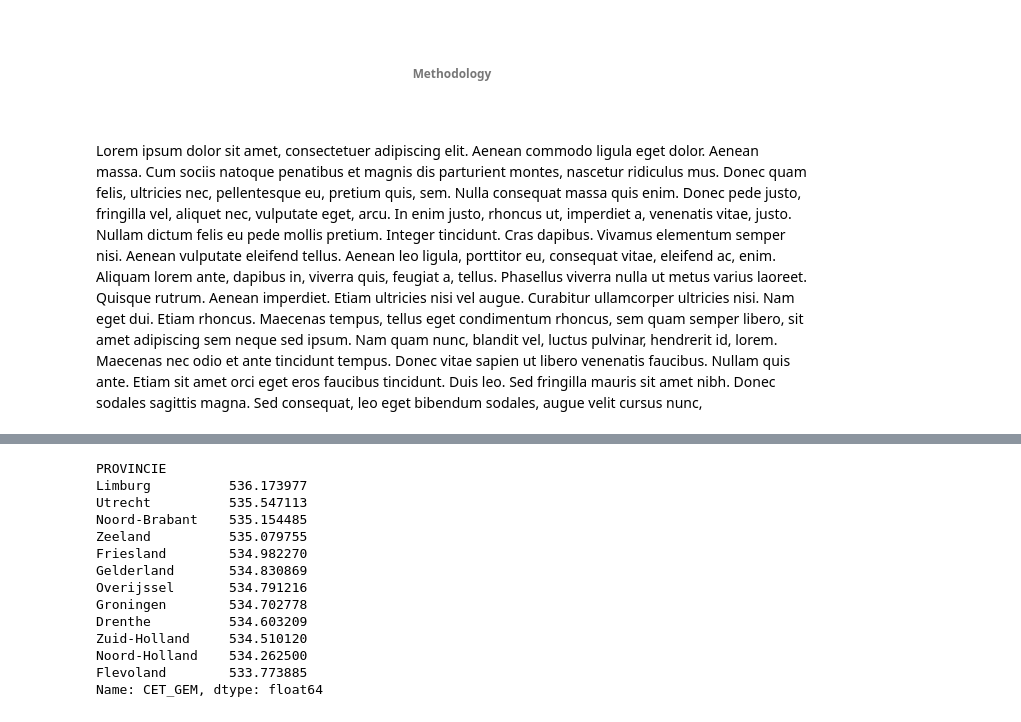
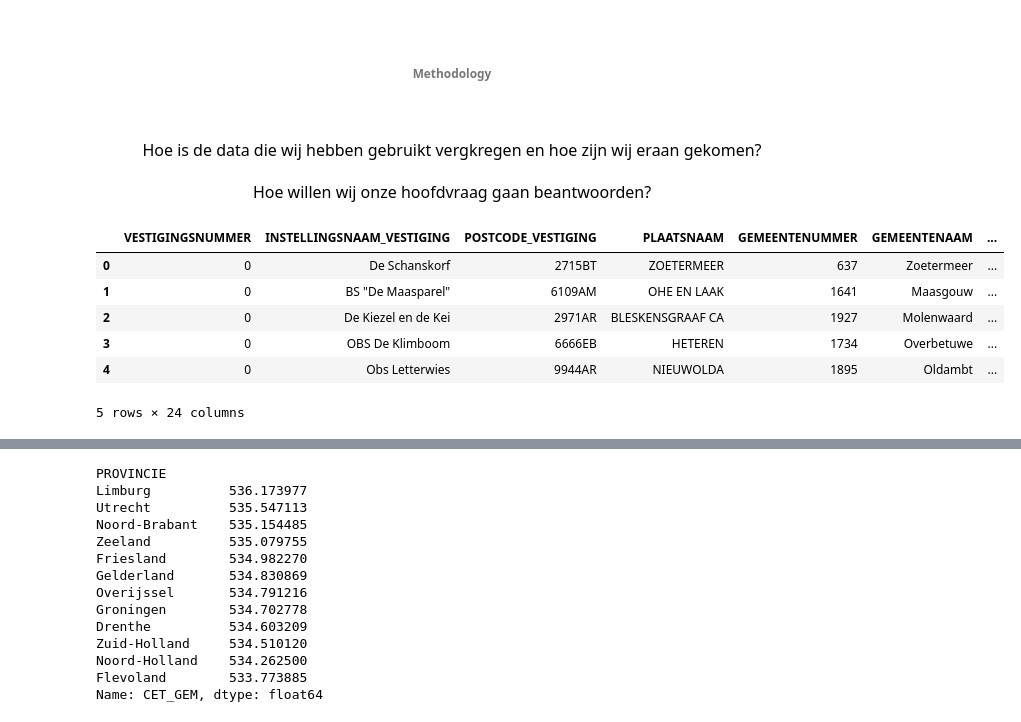
Before and after one commit to MJJMeijerink/MJJMeijerink.github.io, a Jupyter notebook: DataScience/Slides/Final Data Science Project 2016.ipynb, the cells around one changed output, grey strips where cells are left out. Cells and saved outputs as stored; diff of their text form; code cells hidden in the pictures.

```diff
--- a/DataScience/Slides/Final Data Science Project 2016.ipynb
+++ b/DataScience/Slides/Final Data Science Project 2016.ipynb
@@ -49,9 +49,11 @@ Lorem ipsum dolor sit amet, consectetuer adipiscing elit. Aenean commodo ligula
 Lorem ipsum dolor sit amet, consectetuer adipiscing elit. Aenean commodo ligula eget dolor. Aenean massa. Cum sociis natoque penatibus et magnis dis parturient montes, nascetur ridiculus mus. Donec quam felis, ultricies nec, pellentesque eu, pretium quis, sem. Nulla consequat massa quis enim. Donec pede justo, fringilla vel, aliquet nec, vulputate eget, arcu. In enim justo, rhoncus ut, imperdiet a, venenatis vitae, justo. Nullam dictum felis eu pede mollis pretium. Integer tincidunt. Cras dapibus. Vivamus elementum semper nisi. Aenean vulputate eleifend tellus. Aenean leo ligula, porttitor eu, consequat vitae, eleifend ac, enim. Aliquam lorem ante, dapibus in, viverra quis, feugiat a, tellus. Phasellus viverra nulla ut metus varius laoreet. Quisque rutrum. Aenean imperdiet. Etiam ultricies nisi vel augue. Curabitur ullamcorper ultricies nisi. Nam eget dui. Etiam rhoncus. Maecenas tempus, tellus eget condimentum rhoncus, sem quam semper libero, sit amet adipiscing sem neque sed ipsum. Nam quam nunc, blandit vel, luctus pulvinar, hendrerit id, lorem. Maecenas nec odio et ante tincidunt tempus. Donec vitae sapien ut libero venenatis faucibus. Nullam quis ante. Etiam sit amet orci eget eros faucibus tincidunt. Duis leo. Sed fringilla mauris sit amet nibh. Donec sodales sagittis magna. Sed consequat, leo eget bibendum sodales, augue velit cursus nunc,
 # %% [markdown]
 <br><center><h6> Methodology </h6></center><br>
-# %% [markdown]
-
-Lorem ipsum dolor sit amet, consectetuer adipiscing elit. Aenean commodo ligula eget dolor. Aenean massa. Cum sociis natoque penatibus et magnis dis parturient montes, nascetur ridiculus mus. Donec quam felis, ultricies nec, pellentesque eu, pretium quis, sem. Nulla consequat massa quis enim. Donec pede justo, fringilla vel, aliquet nec, vulputate eget, arcu. In enim justo, rhoncus ut, imperdiet a, venenatis vitae, justo. Nullam dictum felis eu pede mollis pretium. Integer tincidunt. Cras dapibus. Vivamus elementum semper nisi. Aenean vulputate eleifend tellus. Aenean leo ligula, porttitor eu, consequat vitae, eleifend ac, enim. Aliquam lorem ante, dapibus in, viverra quis, feugiat a, tellus. Phasellus viverra nulla ut metus varius laoreet. Quisque rutrum. Aenean imperdiet. Etiam ultricies nisi vel augue. Curabitur ullamcorper ultricies nisi. Nam eget dui. Etiam rhoncus. Maecenas tempus, tellus eget condimentum rhoncus, sem quam semper libero, sit amet adipiscing sem neque sed ipsum. Nam quam nunc, blandit vel, luctus pulvinar, hendrerit id, lorem. Maecenas nec odio et ante tincidunt tempus. Donec vitae sapien ut libero venenatis faucibus. Nullam quis ante. Etiam sit amet orci eget eros faucibus tincidunt. Duis leo. Sed fringilla mauris sit amet nibh. Donec sodales sagittis magna. Sed consequat, leo eget bibendum sodales, augue velit cursus nunc,
+# %% [markdown]
+<center><font size="3">Hoe is de data die wij hebben gebruikt vergkregen en hoe zijn wij eraan gekomen?
+</font></center><br>
+<center><font size="3">Hoe willen wij onze hoofdvraag gaan beantwoorden?
+</font></center>
 # %%
 %matplotlib inline
 import numpy as np
@@ -68,3 +73,13 @@ dropColumns = ['PEILDATUM_LEERLINGEN', 'PRIKDATUM_SCORES', 'BRIN_NUMMER',
                'PRIKDATUM_ADVIEZEN', 'ADVIES_NIET_MOGELIJK', 'DREMPEL_AANTAL', 'DREMPEL_GEM']
 
 allData = citoscores[citoscores.CET_GEM > 0].merge(schooladviezen, how='inner').drop(dropColumns, 1)
+# %%
+allData.head()
+# %% [output]
+|  | VESTIGINGSNUMMER | INSTELLINGSNAAM_VESTIGING | POSTCODE_VESTIGING | PLAATSNAAM | GEMEENTENUMMER | GEMEENTENAAM | ... |
+| 0 | 0 | De Schanskorf | 2715BT | ZOETERMEER | 637 | Zoetermeer | ... |
+| 1 | 0 | BS "De Maasparel" | 6109AM | OHE EN LAAK | 1641 | Maasgouw | ... |
+| 2 | 0 | De Kiezel en de Kei | 2971AR | BLESKENSGRAAF CA | 1927 | Molenwaard | ... |
+| 3 | 0 | OBS De Klimboom | 6666EB | HETEREN | 1734 | Overbetuwe | ... |
+| 4 | 0 | Obs Letterwies | 9944AR | NIEUWOLDA | 1895 | Oldambt | ... |
+5 rows × 24 columns
```
Also changed, not shown: parts of 5 cells of this notebook.
